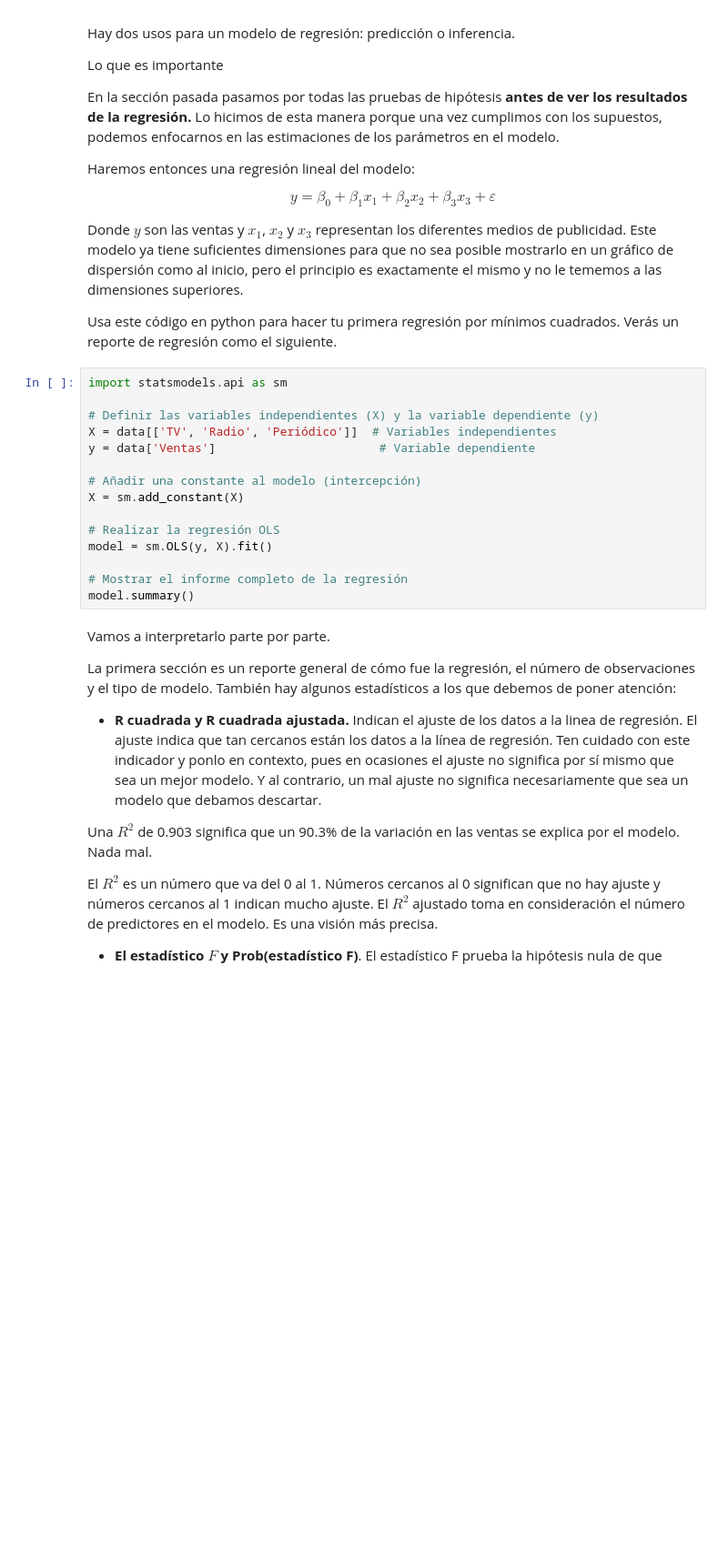
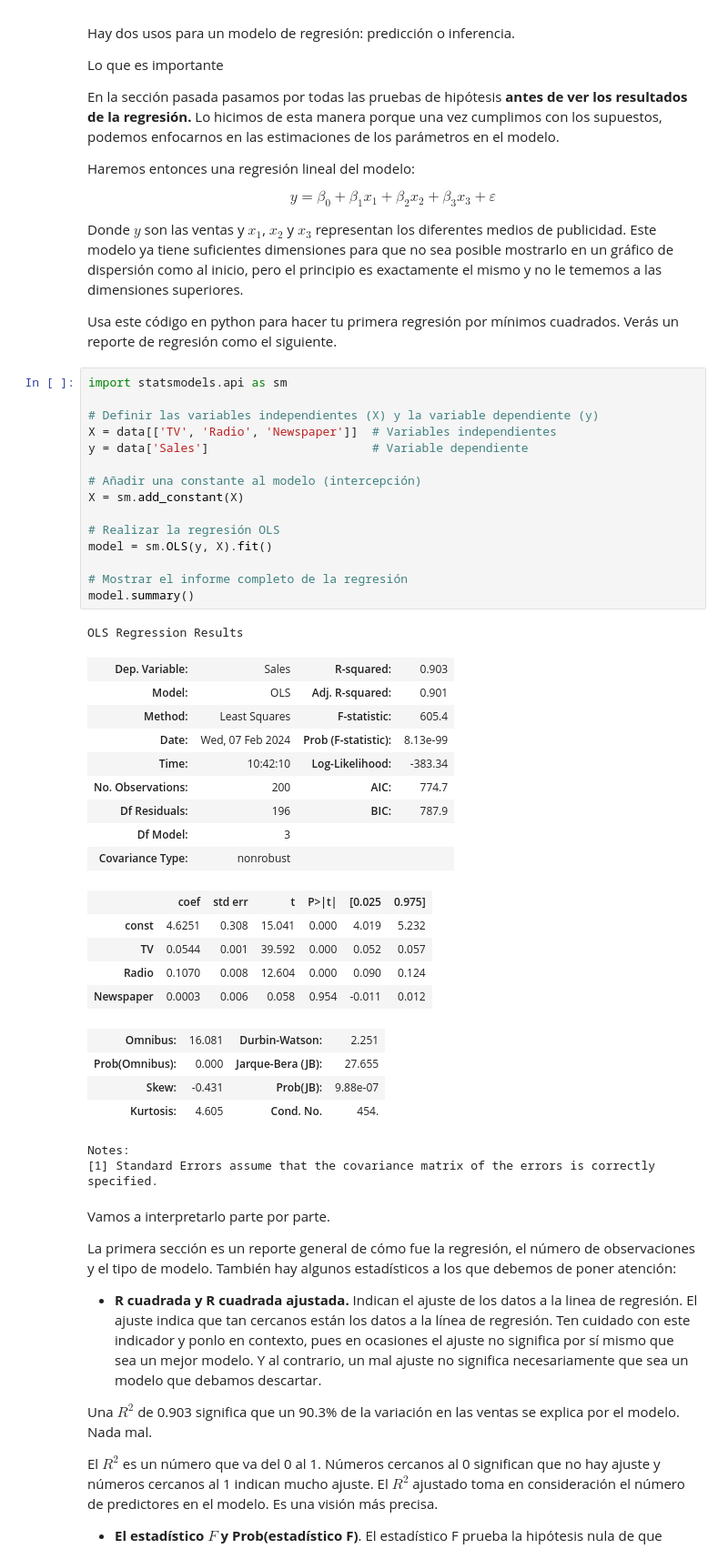
Before and after one commit to marionomics/econometria, a Jupyter notebook: _sources/chapters/II-Modelos-y-Metodos/03-Regresion-Lineal.ipynb, the cells around one changed output. Shown: that part at 91% size. Cells and saved outputs as stored; diff of their text form; blank space fills up the shorter version.

```diff
--- a/_sources/chapters/II-Modelos-y-Metodos/03-Regresion-Lineal.ipynb
+++ b/_sources/chapters/II-Modelos-y-Metodos/03-Regresion-Lineal.ipynb
@@ -558,18 +605,40 @@ Usa este código en python para hacer tu primera regresión por mínimos cuadrad
 # %%
 import statsmodels.api as sm
 
 # Definir las variables independientes (X) y la variable dependiente (y)
-X = data[['TV', 'Radio', 'Periódico']]  # Variables independientes
-y = data['Ventas']                       # Variable dependiente
+X = data[['TV', 'Radio', 'Newspaper']]  # Variables independientes
+y = data['Sales']                       # Variable dependiente
 
 # Añadir una constante al modelo (intercepción)
 X = sm.add_constant(X)
 
 # Realizar la regresión OLS
 model = sm.OLS(y, X).fit()
 
 # Mostrar el informe completo de la regresión
 model.summary()
+# %% [output]
+OLS Regression Results
+| Dep. Variable: | Sales | R-squared: | 0.903 |
+| Model: | OLS | Adj. R-squared: | 0.901 |
+| Method: | Least Squares | F-statistic: | 605.4 |
+| Date: | Wed, 07 Feb 2024 | Prob (F-statistic): | 8.13e-99 |
+| Time: | 10:42:10 | Log-Likelihood: | -383.34 |
+| No. Observations: | 200 | AIC: | 774.7 |
+| Df Residuals: | 196 | BIC: | 787.9 |
+| Df Model: | 3 |  |  |
+| Covariance Type: | nonrobust |  |  |
+|  | coef | std err | t | P>|t| | [0.025 | 0.975] |
+| const | 4.6251 | 0.308 | 15.041 | 0.000 | 4.019 | 5.232 |
+| TV | 0.0544 | 0.001 | 39.592 | 0.000 | 0.052 | 0.057 |
+| Radio | 0.1070 | 0.008 | 12.604 | 0.000 | 0.090 | 0.124 |
+| Newspaper | 0.0003 | 0.006 | 0.058 | 0.954 | -0.011 | 0.012 |
+| Omnibus: | 16.081 | Durbin-Watson: | 2.251 |
+| Prob(Omnibus): | 0.000 | Jarque-Bera (JB): | 27.655 |
+| Skew: | -0.431 | Prob(JB): | 9.88e-07 |
+| Kurtosis: | 4.605 | Cond. No. | 454. |
+Notes:
+[1] Standard Errors assume that the covariance matrix of the errors is correctly specified.
 # %% [markdown]
 Vamos a interpretarlo parte por parte.
 
```
Also changed, not shown: parts of 18 cells of this notebook, 16 other files.
